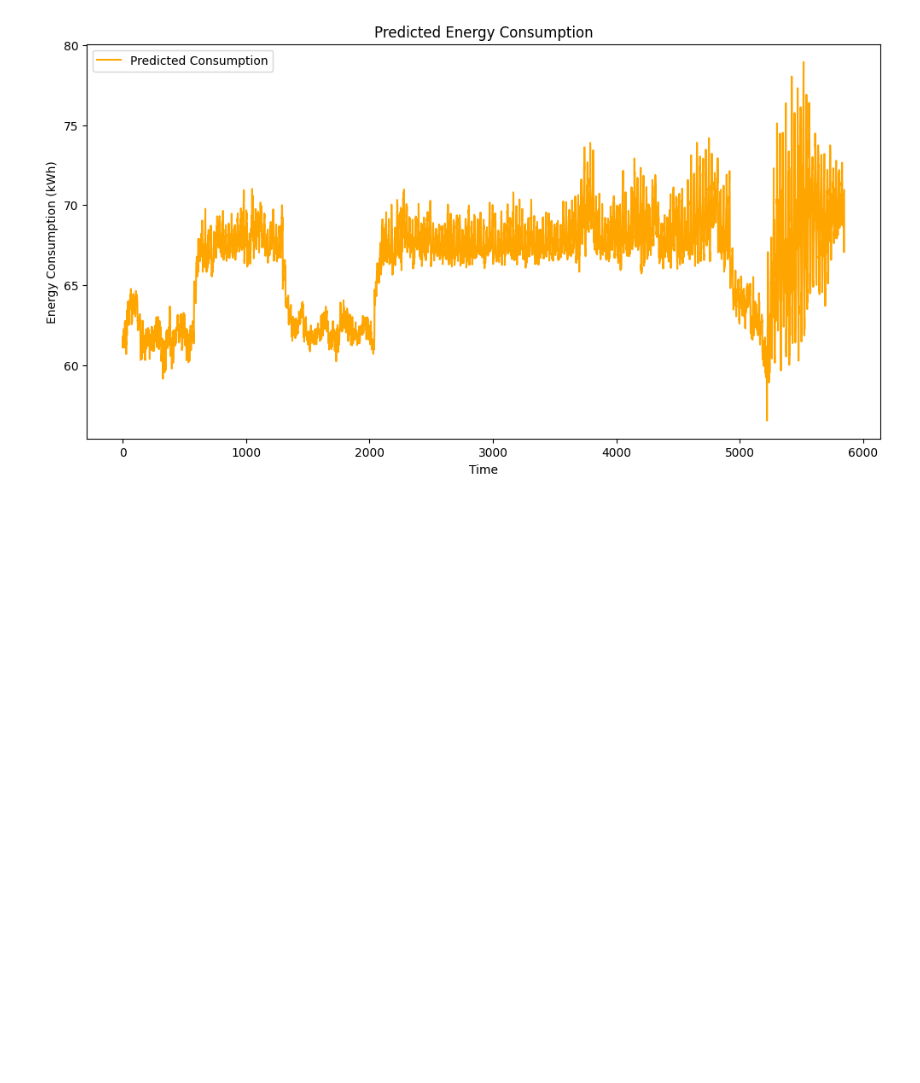
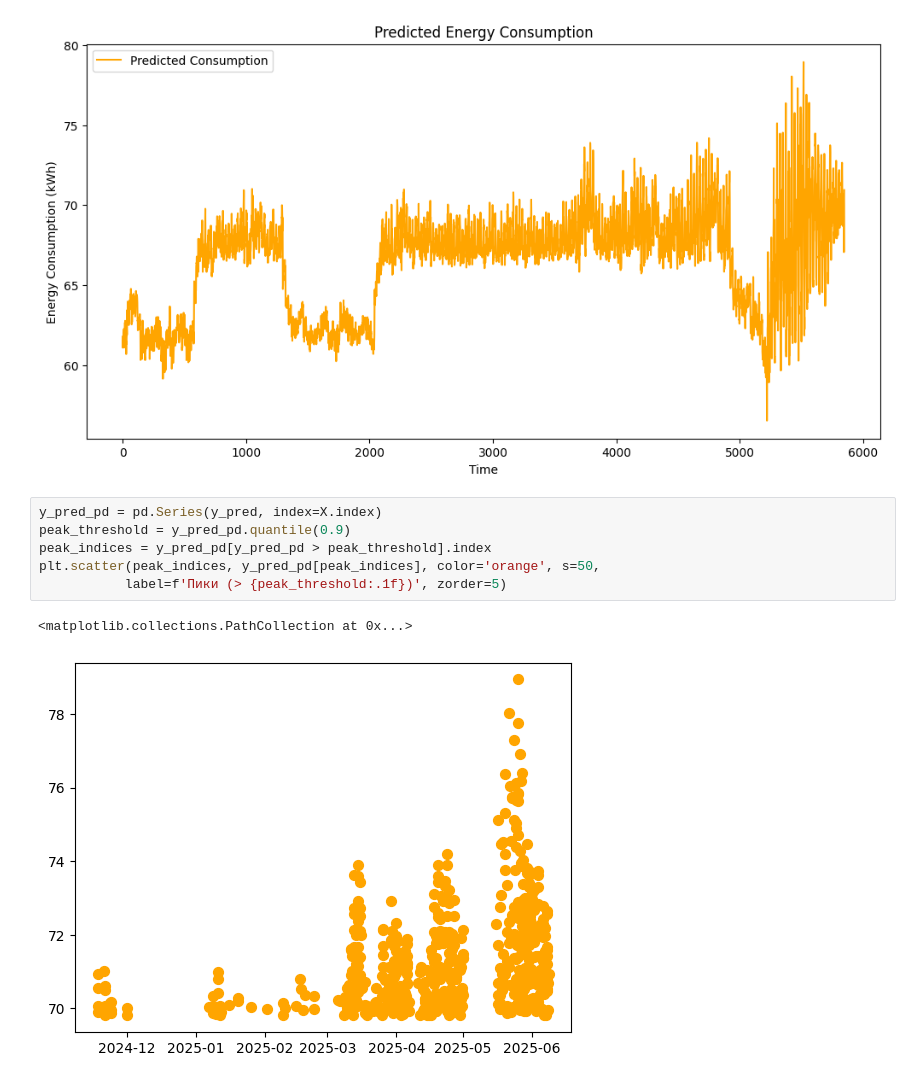
Before and after one commit to AndreiZoltan/energy, a Jupyter notebook: notebooks/inference_exp.ipynb, the cells around one changed output. Saved outputs shown, nothing was run; the diff lists cells and outputs as text; blank space fills up the shorter version.

```diff
--- a/notebooks/inference_exp.ipynb
+++ b/notebooks/inference_exp.ipynb
@@ -242,3 +242,12 @@ plt.legend()
 plt.show()
 # %% [output]
 [figure]
+# %%
+y_pred_pd = pd.Series(y_pred, index=X.index)
+peak_threshold = y_pred_pd.quantile(0.9)
+peak_indices = y_pred_pd[y_pred_pd > peak_threshold].index
+plt.scatter(peak_indices, y_pred_pd[peak_indices], color='orange', s=50,
+           label=f'Пики (> {peak_threshold:.1f})', zorder=5)
+# %% [output]
+<matplotlib.collections.PathCollection at 0x...>
+[figure, added]
```
